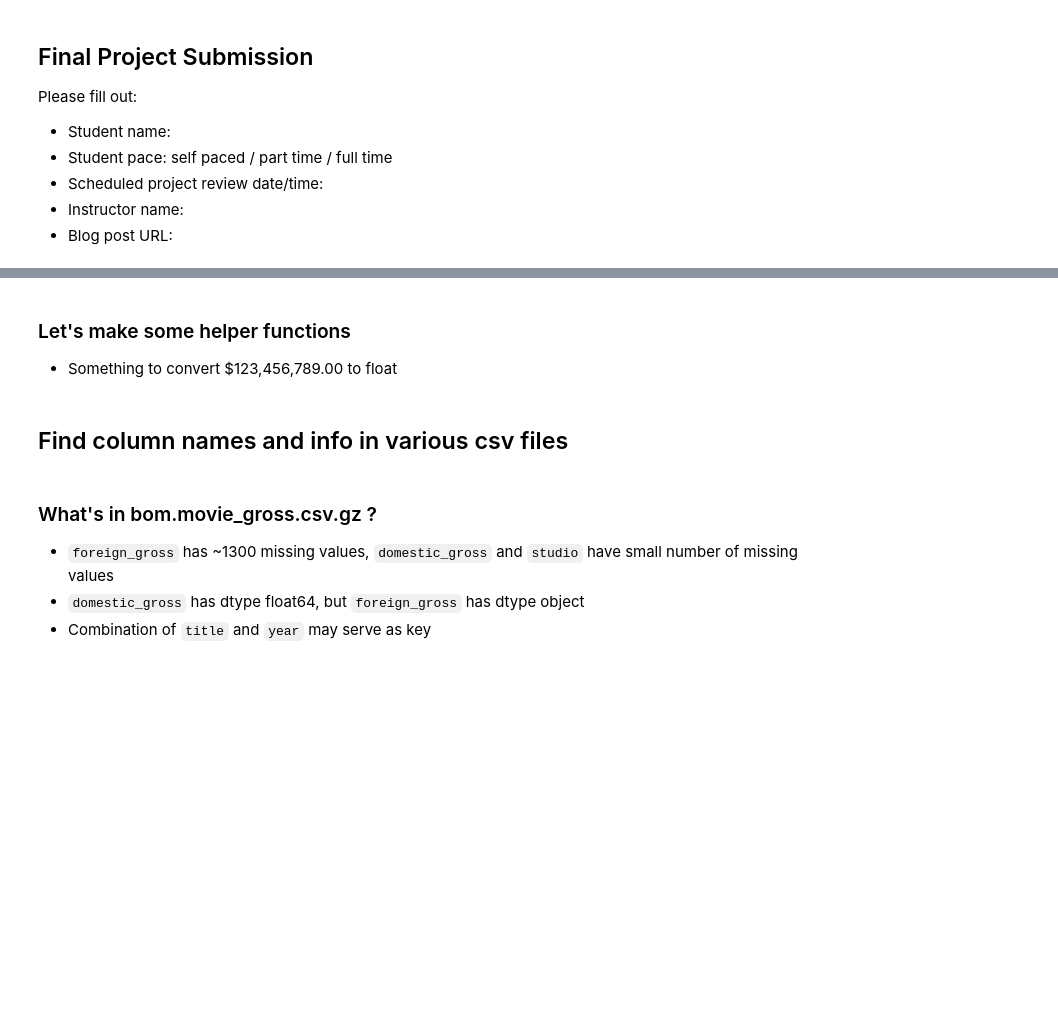
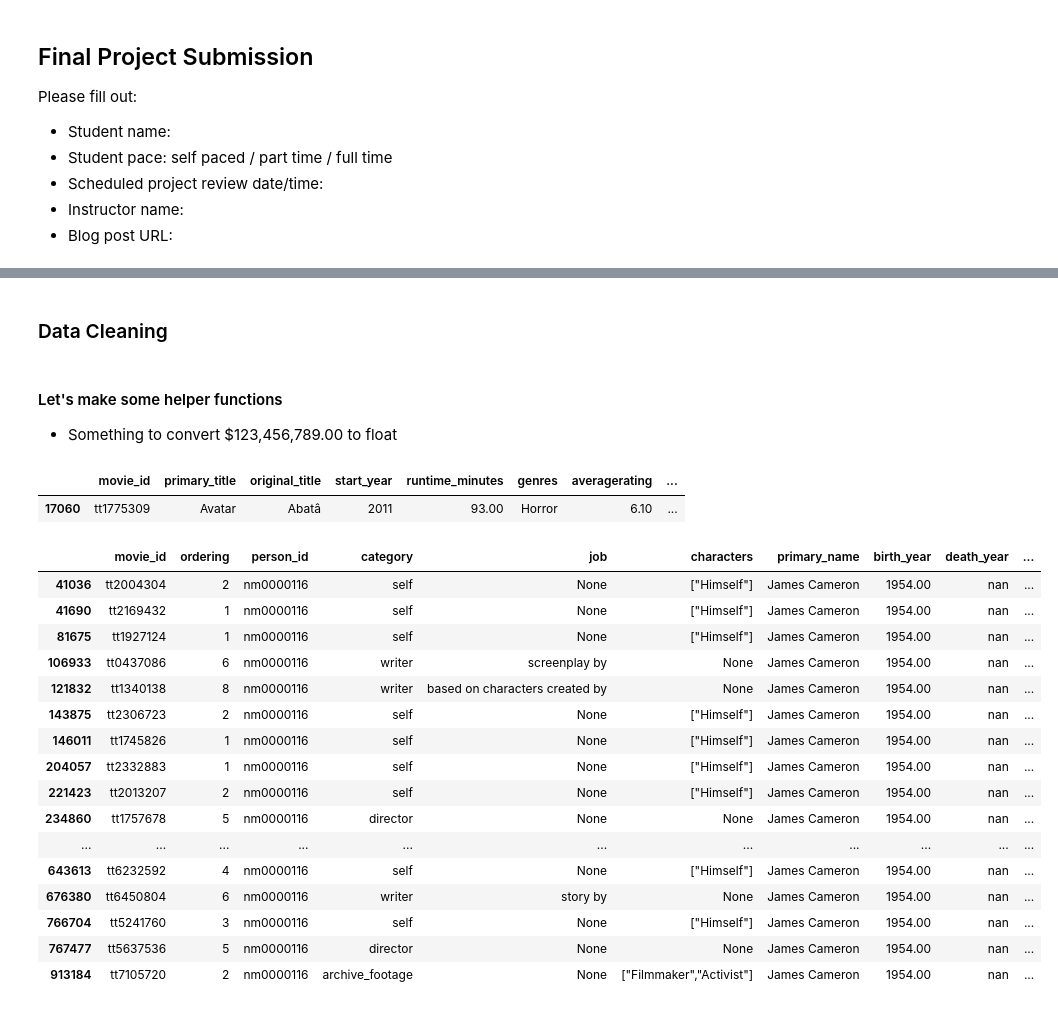
Before and after one commit to gcburgess/Xbox-to-Box-Office, a Jupyter notebook: greg-notebooks-folder/GREG_slightly_polished.ipynb, the cells around one changed output, grey strips where cells are left out. Cells and saved outputs as stored; diff of their text form; code cells hidden in the pictures; blank space fills up the shorter version.

```diff
--- a/greg-notebooks-folder/GREG_slightly_polished.ipynb
+++ b/greg-notebooks-folder/GREG_slightly_polished.ipynb
@@ -16,0 +77,3 @@ pd.set_option('display.float_format', lambda x: '%.2f' % x)
+# %%
+# Create the connect to im.db database
+con = sqlite3.connect('../zippedData/im.db')
@@ -16,0 +376,13 @@ pd.set_option('display.float_format', lambda x: '%.2f' % x)
+# %%
+imdb_principals_df = pd.read_sql("""
+
+SELECT
+    *
+FROM
+    -- Use LEFT JOIN to keep all movies, even if they have no ratings
+    principals
+    LEFT JOIN persons
+        USING(person_id)
+
+""", con)
+imdb_principals_df
@@ -17,5 +403,7 @@ pd.set_option('display.float_format', lambda x: '%.2f' % x)
+# %% [markdown]
+### Data Cleaning
 # %% [markdown]
-### Let's make some helper functions
+#### Let's make some helper functions
 - Something to convert $123,456,789.00 to float
 # %%
 def convert_money_string(money_series):
@@ -23,10 +411,30 @@ def convert_money_string(money_series):
     This function takes a pd.Series with string values representing money (USD) and converts that string to float
     '''
     return money_series.str.replace('$','').str.replace(',','').astype(float)
-# %% [markdown]
-## Find column names and info in various csv files
-# %% [markdown]
-### What's in bom.movie_gross.csv.gz ?
-- `foreign_gross` has ~1300 missing values, `domestic_gross` and `studio` have small number of missing values
-- `domestic_gross` has dtype float64, but `foreign_gross` has dtype object
-- Combination of `title` and `year` may serve as key
+# %%
+filt = imdb_ratings_df['primary_title']=='Avatar' # Not the real Avatar
+imdb_ratings_df[filt]
+# %% [output]
+|  | movie_id | primary_title | original_title | start_year | runtime_minutes | genres | averagerating | ... |
+| 17060 | tt1775309 | Avatar | Abatâ | 2011 | 93.00 | Horror | 6.10 | ... |
+# %%
+filt = (imdb_principals_df['primary_name'] == 'James Cameron')
+imdb_principals_df[filt]
+# %% [output]
+|  | movie_id | ordering | person_id | category | job | characters | primary_name | birth_year | death_year | ... |
+| 41036 | tt2004304 | 2 | nm0000116 | self | None | ["Himself"] | James Cameron | 1954.00 | nan | ... |
+| 41690 | tt2169432 | 1 | nm0000116 | self | None | ["Himself"] | James Cameron | 1954.00 | nan | ... |
+| 81675 | tt1927124 | 1 | nm0000116 | self | None | ["Himself"] | James Cameron | 1954.00 | nan | ... |
+| 106933 | tt0437086 | 6 | nm0000116 | writer | screenplay by | None | James Cameron | 1954.00 | nan | ... |
+| 121832 | tt1340138 | 8 | nm0000116 | writer | based on characters created by | None | James Cameron | 1954.00 | nan | ... |
+| 143875 | tt2306723 | 2 | nm0000116 | self | None | ["Himself"] | James Cameron | 1954.00 | nan | ... |
+| 146011 | tt1745826 | 1 | nm0000116 | self | None | ["Himself"] | James Cameron | 1954.00 | nan | ... |
+| 204057 | tt2332883 | 1 | nm0000116 | self | None | ["Himself"] | James Cameron | 1954.00 | nan | ... |
+| 221423 | tt2013207 | 2 | nm0000116 | self | None | ["Himself"] | James Cameron | 1954.00 | nan | ... |
+| 234860 | tt1757678 | 5 | nm0000116 | director | None | None | James Cameron | 1954.00 | nan | ... |
+| ... | ... | ... | ... | ... | ... | ... | ... | ... | ... | ... |
+| 643613 | tt6232592 | 4 | nm0000116 | self | None | ["Himself"] | James Cameron | 1954.00 | nan | ... |
+| 676380 | tt6450804 | 6 | nm0000116 | writer | story by | None | James Cameron | 1954.00 | nan | ... |
+| 766704 | tt5241760 | 3 | nm0000116 | self | None | ["Himself"] | James Cameron | 1954.00 | nan | ... |
+| 767477 | tt5637536 | 5 | nm0000116 | director | None | None | James Cameron | 1954.00 | nan | ... |
+| 913184 | tt7105720 | 2 | nm0000116 | archive_footage | None | ["Filmmaker","Activist"] | James Cameron | 1954.00 | nan | ... |
```
Also changed, not shown: parts of 44 cells of this notebook, 1 other file.
